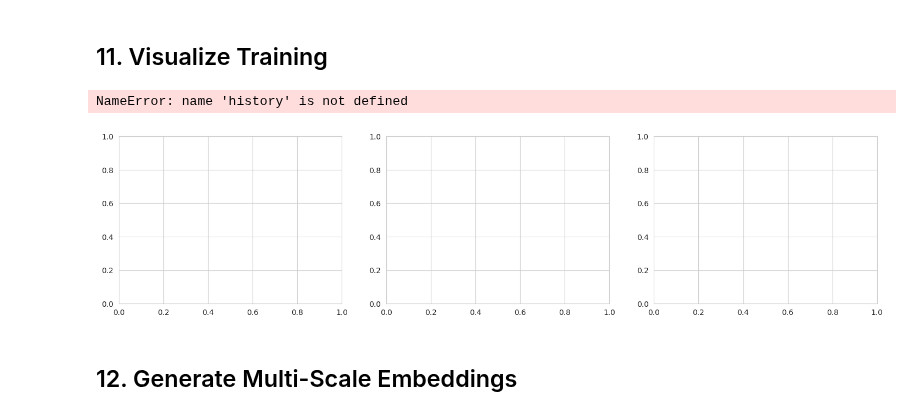
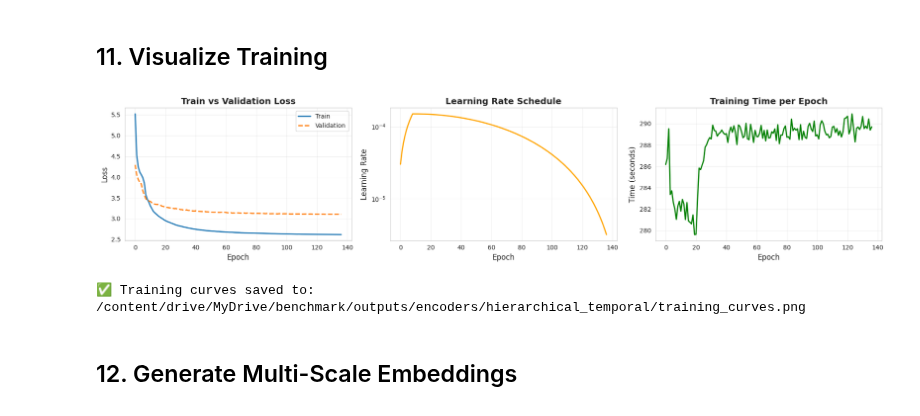
Before and after one commit to tishka04/benchmark_milp_gnn, a Jupyter notebook: notebooks/Hierarchical_Temporal_Encoder_Colab.ipynb, the cells around one changed output. Cells and saved outputs as stored; diff of their text form; code cells hidden in the pictures.

Commit message:
Trained HTE model and generated 2960 filtered scenarios embeddings

```diff
--- a/notebooks/Hierarchical_Temporal_Encoder_Colab.ipynb
+++ b/notebooks/Hierarchical_Temporal_Encoder_Colab.ipynb
@@ -217,16 +217,17 @@ num_assets = asset_mask_base.sum().item()
 num_zones = zone_mask_base.sum().item()
 
 asset_to_zone = torch.zeros(N_base, dtype=torch.long)
-zone_indices = torch.where(zone_mask_base)[0]
+zone_indices = torch.where(torch.from_numpy(zone_mask_base))[0] # Fixed: Convert numpy array to tensor
 
 # For each asset, find its parent zone via edges
-for asset_idx in torch.where(asset_mask_base)[0]:
+for asset_idx in torch.where(torch.from_numpy(asset_mask_base))[0]: # Fix: convert asset_mask_base to tensor
     # Find edges where this asset is the source
     outgoing_mask = base_edges_mapped[0] == asset_idx
     if outgoing_mask.any():
         targets = base_edges_mapped[1, outgoing_mask]
         # Find which targets are zones
-        zone_targets = targets[zone_mask_base[targets]]
+        # Ensure zone_mask_base is applied to a tensor, and targets is converted if needed
+        zone_targets = targets[torch.from_numpy(zone_mask_base[targets])]
         if len(zone_targets) > 0:
             # Map to zone list index (0 to num_zones-1)
             zone_node_id = zone_targets[0].item()
@@ -294,7 +295,7 @@ class TrainingConfig:
     loss_type: str = 'multilag'
     epochs: int = 150
     batch_size: int = 1             # 1 graph at a time
-    lr: float = 3e-4
+    lr: float = 1.5e-4
     weight_decay: float = 1e-5
     grad_clip: float = 1.0
     warmup_epochs: int = 10
@@ -508,10 +542,12 @@ print(f"   Weight decay: {config.weight_decay}")
 def get_cosine_schedule_with_warmup(optimizer, num_warmup_epochs, num_epochs):
     """Cosine annealing with linear warmup"""
     def lr_lambda(epoch):
+        # epoch is 0-based when called by LambdaLR
         if epoch < num_warmup_epochs:
-            return float(epoch) / float(max(1, num_warmup_epochs))
+            return float(epoch + 1) / float(max(1, num_warmup_epochs))
         progress = float(epoch - num_warmup_epochs) / float(max(1, num_epochs - num_warmup_epochs))
         return max(0.0, 0.5 * (1.0 + math.cos(math.pi * progress)))
+
 
     return torch.optim.lr_scheduler.LambdaLR(optimizer, lr_lambda)
 
@@ -933,10 +901,6 @@ os.environ['PYTORCH_CUDA_ALLOC_CONF'] = 'expandable_segments:True'
 save_dir = Path(config.save_dir)
 save_dir.mkdir(parents=True, exist_ok=True)
 
-# Clear GPU cache
-print("🧹 Clearing GPU cache...")
-torch.cuda.empty_cache()
-gc.collect()
 
 # Training history
 history = {
@@ -968,7 +932,6 @@ for epoch in range(1, config.epochs + 1):
         train_loader,
         optimizer,
         config.device,
-        config.loss_type,
         accumulation_steps=ACCUMULATION_STEPS
     )
 
@@ -976,12 +939,15 @@ for epoch in range(1, config.epochs + 1):
     val_loss = validate_epoch(
         model,
         val_loader,
-        config.device,
-        config.loss_type
+        config.device
     )
 
     # Update scheduler
     scheduler.step()
+
+    MAX_LR_CAP = 1.8e-4  # petit cap de sécurité
+    for pg in optimizer.param_groups:
+        pg["lr"] = min(pg["lr"], MAX_LR_CAP)
 
     # Record history
     epoch_time = time.time() - start_time
@@ -1071,37 +1043,40 @@ import matplotlib.pyplot as plt
 import seaborn as sns
 
 sns.set_style('whitegrid')
 fig, axes = plt.subplots(1, 3, figsize=(18, 4))
 
-# Training loss
-axes[0].plot(history['train_loss'], linewidth=2)
+# Training & Validation loss
+axes[0].plot(history['train_loss'], linewidth=2, label='Train')
+axes[0].plot(history['val_loss'], linewidth=2, linestyle='--', label='Validation')
 axes[0].set_xlabel('Epoch', fontsize=12)
 axes[0].set_ylabel('Loss', fontsize=12)
-axes[0].set_title('Training Loss', fontsize=14, fontweight='bold')
+axes[0].set_title('Train vs Validation Loss', fontsize=14, fontweight='bold')
+axes[0].legend()
 axes[0].grid(True, alpha=0.3)
+
 
 # Learning rate
 axes[1].plot(history['lr'], linewidth=2, color='orange')
 axes[1].set_xlabel('Epoch', fontsize=12)
 axes[1].set_ylabel('Learning Rate', fontsize=12)
 axes[1].set_title('Learning Rate Schedule', fontsize=14, fontweight='bold')
 axes[1].set_yscale('log')
 axes[1].grid(True, alpha=0.3)
 
 # Epoch time
 axes[2].plot(history['epoch_time'], linewidth=2, color='green')
 axes[2].set_xlabel('Epoch', fontsize=12)
 axes[2].set_ylabel('Time (seconds)', fontsize=12)
 axes[2].set_title('Training Time per Epoch', fontsize=14, fontweight='bold')
 axes[2].grid(True, alpha=0.3)
 
 plt.tight_layout()
 plt.savefig(save_dir / 'training_curves.png', dpi=150, bbox_inches='tight')
 plt.show()
 
 print(f"\n✅ Training curves saved to: {save_dir / 'training_curves.png'}")
 # %% [output]
+[figure, new version]
-NameError: name 'history' is not defined
+✅ Training curves saved to: /content/drive/MyDrive/benchmark/outputs/encoders/hierarchical_temporal/training_curves.png
-[figure, old version]
 # %% [markdown]
 ## 12. Generate Multi-Scale Embeddings
```
Also changed, not shown: parts of 16 cells of this notebook, 1 other file.
